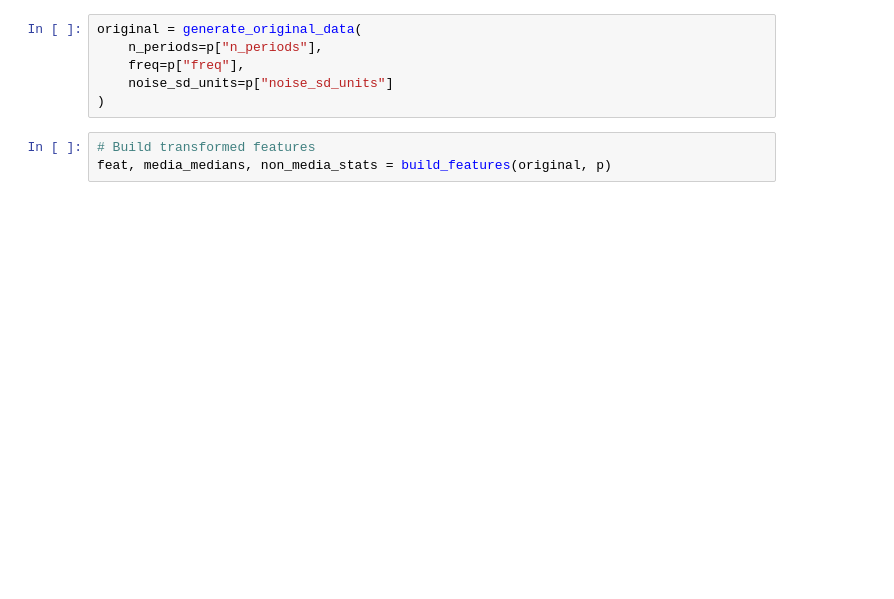
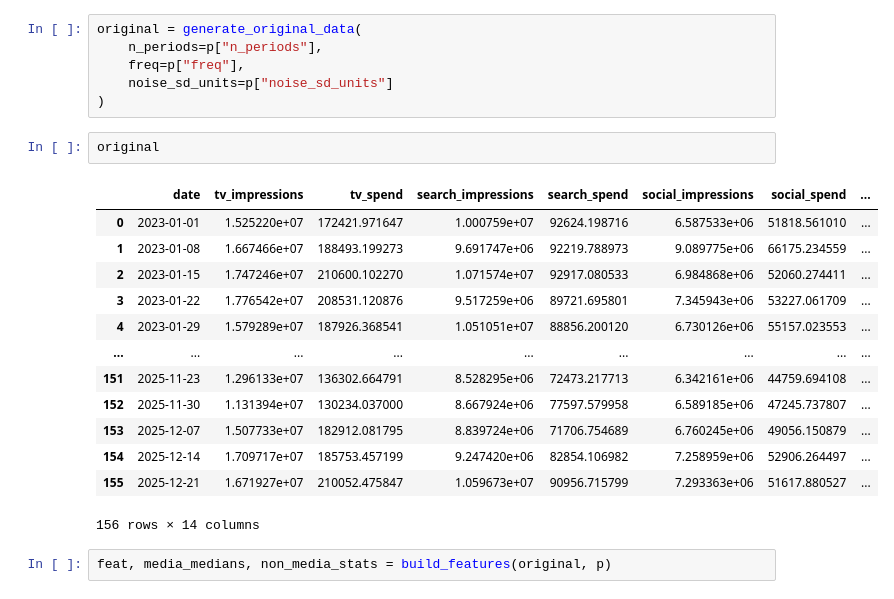
Before and after one commit to sidd99-nit/MMM_Tutorial, a Jupyter notebook: mmm.ipynb, the cells around one changed output. Drawn from its saved outputs; the diff is of its cells as text; blank space fills up the shorter version.

```diff
--- a/mmm.ipynb
+++ b/mmm.ipynb
@@ -505,7 +523,22 @@ original = generate_original_data(
     freq=p["freq"],
     noise_sd_units=p["noise_sd_units"]
 )
+# %%
+original
+# %% [output]
+|  | date | tv_impressions | tv_spend | search_impressions | search_spend | social_impressions | social_spend | ... |
+| 0 | 2023-01-01 | 1.525220e+07 | 172421.971647 | 1.000759e+07 | 92624.198716 | 6.587533e+06 | 51818.561010 | ... |
+| 1 | 2023-01-08 | 1.667466e+07 | 188493.199273 | 9.691747e+06 | 92219.788973 | 9.089775e+06 | 66175.234559 | ... |
+| 2 | 2023-01-15 | 1.747246e+07 | 210600.102270 | 1.071574e+07 | 92917.080533 | 6.984868e+06 | 52060.274411 | ... |
+| 3 | 2023-01-22 | 1.776542e+07 | 208531.120876 | 9.517259e+06 | 89721.695801 | 7.345943e+06 | 53227.061709 | ... |
+| 4 | 2023-01-29 | 1.579289e+07 | 187926.368541 | 1.051051e+07 | 88856.200120 | 6.730126e+06 | 55157.023553 | ... |
+| ... | ... | ... | ... | ... | ... | ... | ... | ... |
+| 151 | 2025-11-23 | 1.296133e+07 | 136302.664791 | 8.528295e+06 | 72473.217713 | 6.342161e+06 | 44759.694108 | ... |
+| 152 | 2025-11-30 | 1.131394e+07 | 130234.037000 | 8.667924e+06 | 77597.579958 | 6.589185e+06 | 47245.737807 | ... |
+| 153 | 2025-12-07 | 1.507733e+07 | 182912.081795 | 8.839724e+06 | 71706.754689 | 6.760245e+06 | 49056.150879 | ... |
+| 154 | 2025-12-14 | 1.709717e+07 | 185753.457199 | 9.247420e+06 | 82854.106982 | 7.258959e+06 | 52906.264497 | ... |
+| 155 | 2025-12-21 | 1.671927e+07 | 210052.475847 | 1.059673e+07 | 90956.715799 | 7.293363e+06 | 51617.880527 | ... |
+156 rows × 14 columns
 # %%
-# Build transformed features
 feat, media_medians, non_media_stats = build_features(original, p)
 # %%
```
Also changed, not shown: parts of 5 cells of this notebook, 2 other files.
